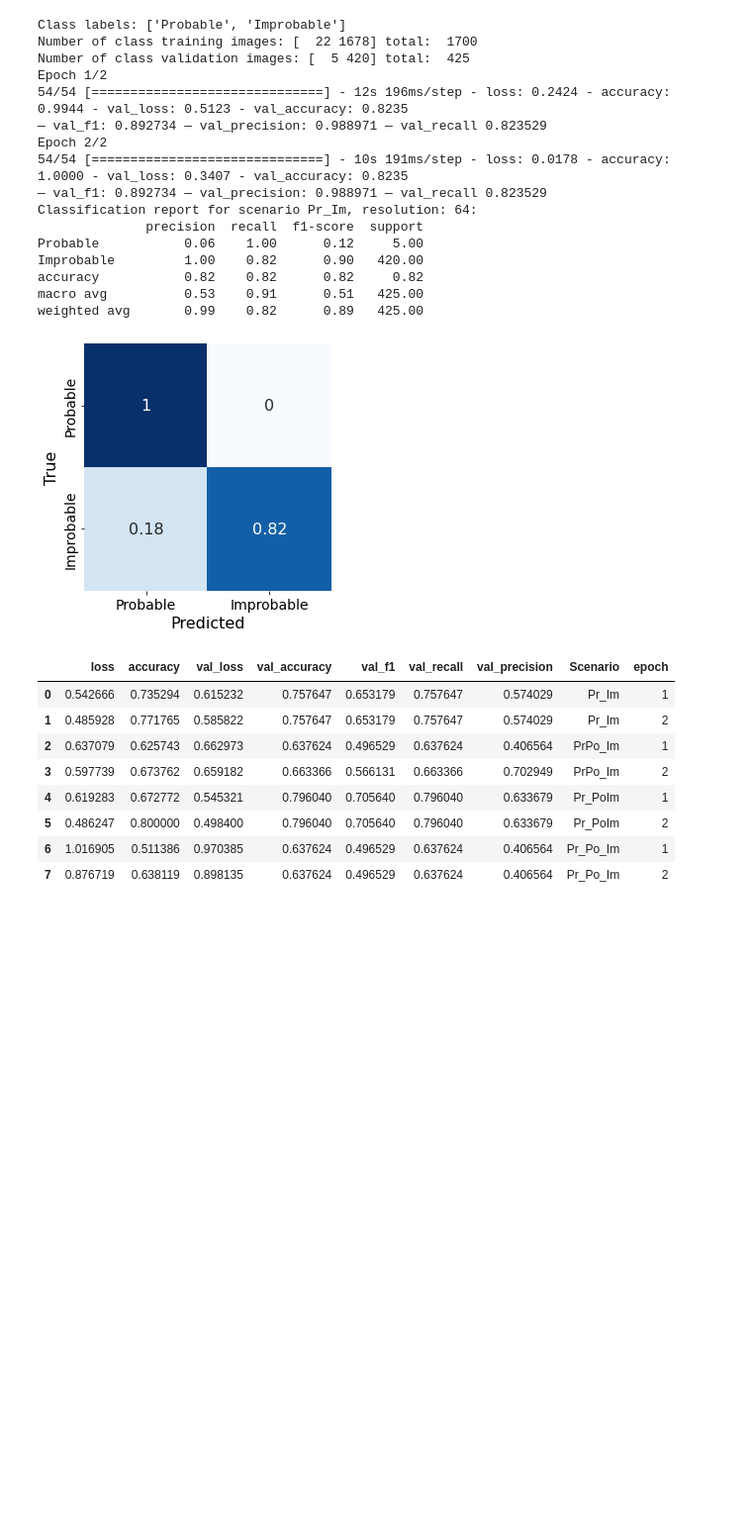
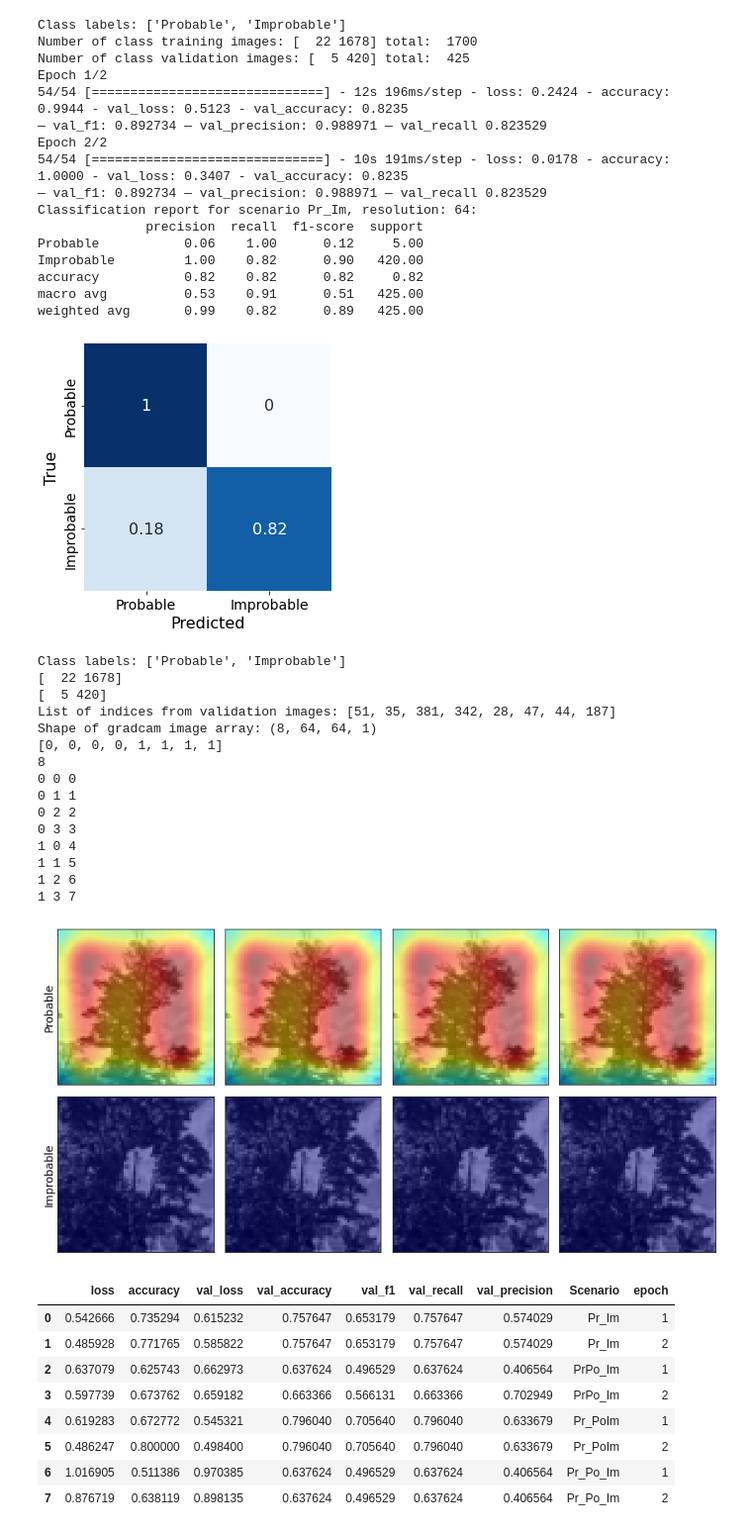
Before and after one commit to narslab/vis-inference, a Jupyter notebook: bin/jupyter/cnn-performance.ipynb, the cells around one changed output. Shown at 99% size. Drawn from its saved outputs; the diff is of its cells as text; code cells hidden in the pictures; blank space fills up the shorter version.

```diff
--- a/bin/jupyter/cnn-performance.ipynb
+++ b/bin/jupyter/cnn-performance.ipynb
@@ -272,7 +281,7 @@ def visualizeCNN(model, scenario, image_size, images_per_class = 4, seed_num = 1
         for j in np.arange(images_per_class):
             print(i, j, image_counter)
             heatmap = np.uint8(cm.jet(cam[image_counter])[..., :3] * 255)
-            ax[i, j].imshow(gradcam_images[image_counter])
+            ax[i, j].imshow(gradcam_images[image_counter], cmap="gist_gray")
             ax[i, j].imshow(heatmap, cmap='jet', alpha=0.5) # overlay
             image_counter += 1
     plt.tight_layout()
@@ -301,6 +310,25 @@ def visualizeCNN(model, scenario, image_size, images_per_class = 4, seed_num = 1
         plt.show()
         f.savefig("../../figures/opt-saliency-" + scenario + "-" + str(image_size) + "-px-" + str(images_per_class) + "-images.png")
     return
+# %%
+visualizeCNN(m, "Pr_Im", 64)
+# %% [output]
+Class labels: ['Probable', 'Improbable']
+[  22 1678]
+[  5 420]
+List of indices from validation images: [51, 35, 381, 342, 28, 47, 44, 187]
+Shape of gradcam image array: (8, 64, 64, 1)
+[0, 0, 0, 0, 1, 1, 1, 1]
+8
+0 0 0
+0 1 1
+0 2 2
+0 3 3
+1 0 4
+1 1 5
+1 2 6
+1 3 7
+[figure, added]
 # %%
 def getScenarioModelPerformance(res = 64, num_epochs = 15):
     df = pd.DataFrame()
```
Also changed, not shown: parts of 2 cells of this notebook, 34 other files.
